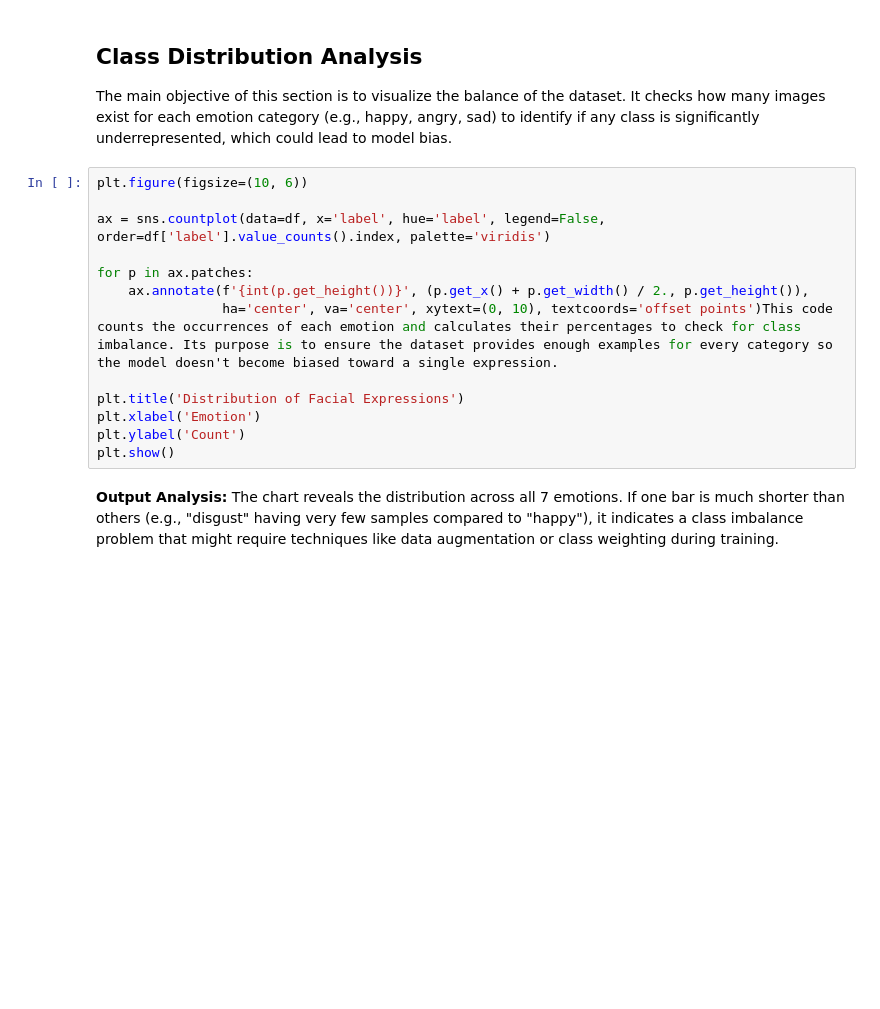
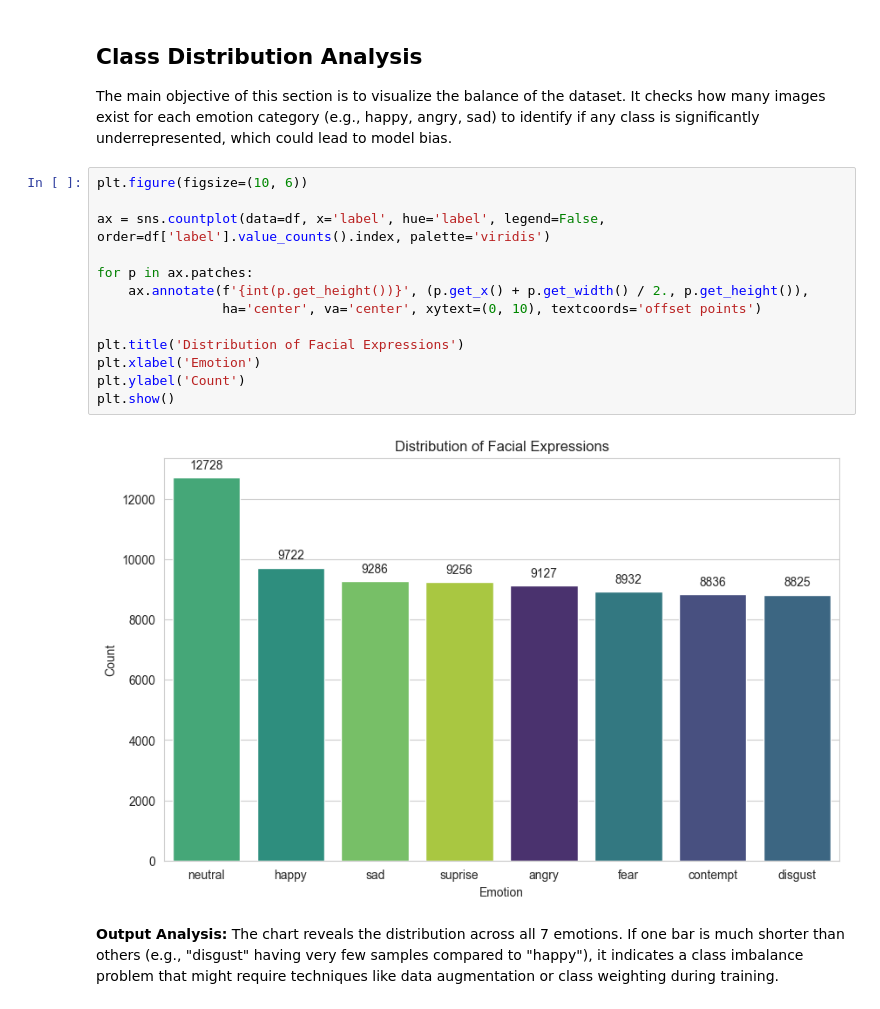
Before and after one commit to SoroushSoleimani/Facial-Expression-Recognition, a Jupyter notebook: notebooks/EDA.ipynb, the cells around one changed output. Saved outputs shown, nothing was run; the diff lists cells and outputs as text; blank space fills up the shorter version.

```diff
--- a/notebooks/EDA.ipynb
+++ b/notebooks/EDA.ipynb
@@ -45,16 +64,18 @@ The main objective of this section is to visualize the balance of the dataset. I
 # %%
 plt.figure(figsize=(10, 6))
 
 ax = sns.countplot(data=df, x='label', hue='label', legend=False, order=df['label'].value_counts().index, palette='viridis')
 
 for p in ax.patches:
     ax.annotate(f'{int(p.get_height())}', (p.get_x() + p.get_width() / 2., p.get_height()),
-                ha='center', va='center', xytext=(0, 10), textcoords='offset points')This code counts the occurrences of each emotion and calculates their percentages to check for class imbalance. Its purpose is to ensure the dataset provides enough examples for every category so the model doesn't become biased toward a single expression.
+                ha='center', va='center', xytext=(0, 10), textcoords='offset points')
 
 plt.title('Distribution of Facial Expressions')
 plt.xlabel('Emotion')
 plt.ylabel('Count')
 plt.show()
+# %% [output]
+[figure, added]
 # %% [markdown]
 __Output Analysis:__ The chart reveals the distribution across all 7 emotions. If one bar is much shorter than others (e.g., "disgust" having very few samples compared to "happy"), it indicates a class imbalance problem that might require techniques like data augmentation or class weighting during training.
 # %% [markdown]
```
Also changed, not shown: parts of 6 cells of this notebook.
